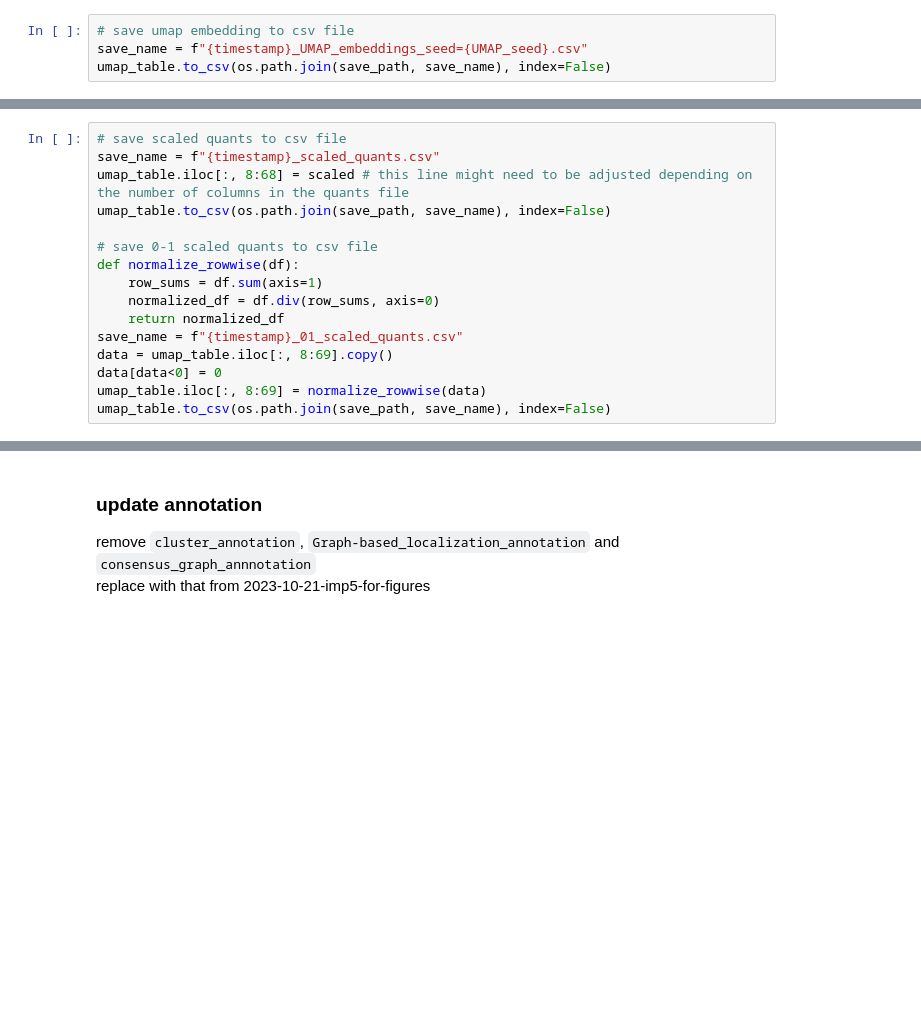
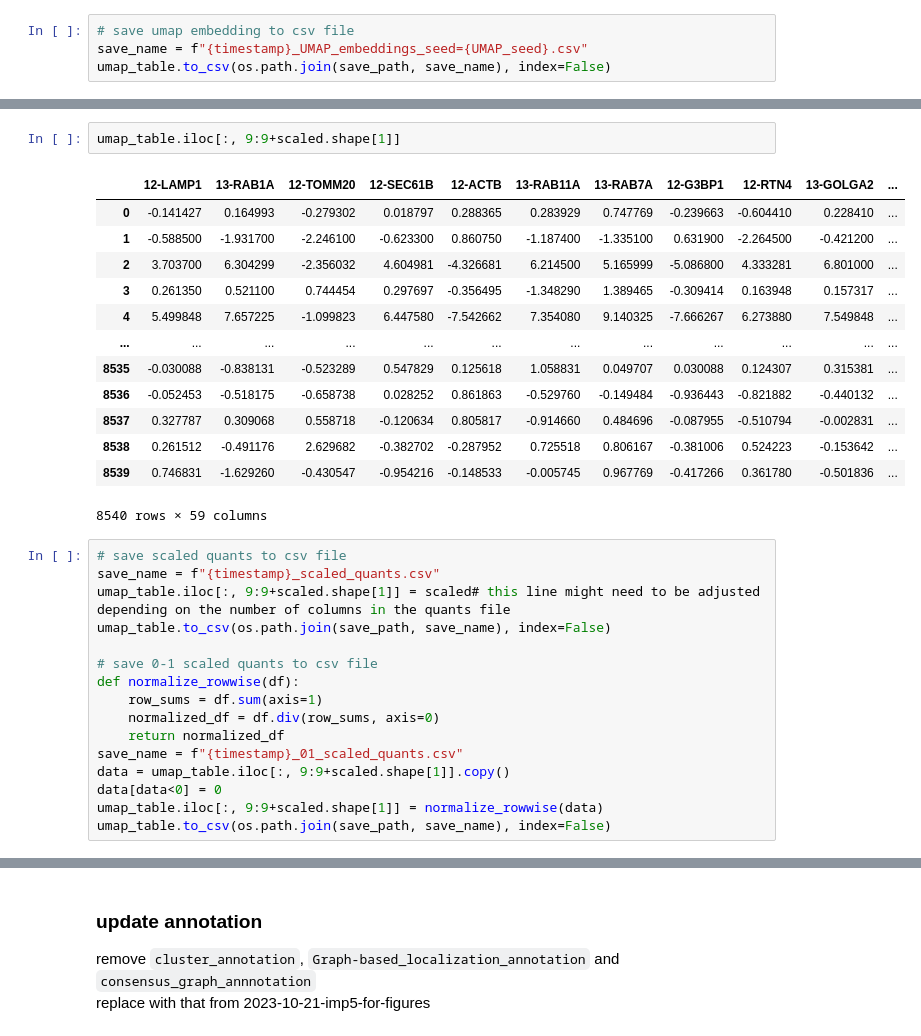
Before and after one commit to czbiohub-sf/Organelle_IP_analyses_and_figures, a Jupyter notebook: notebooks/Fig2/panel_D/Fig2_D_umap.ipynb, the cells around one changed output, grey strips where cells are left out. Cells and saved outputs as stored; diff of their text form; blank space fills up the shorter version.

```diff
--- a/notebooks/Fig2/panel_D/Fig2_D_umap.ipynb
+++ b/notebooks/Fig2/panel_D/Fig2_D_umap.ipynb
@@ -157,7 +179,23 @@ umap_table.to_csv(os.path.join(save_path, save_name), index=False)
+# %%
+umap_table.iloc[:, 9:9+scaled.shape[1]]
+# %% [output]
+|  | 12-LAMP1 | 13-RAB1A | 12-TOMM20 | 12-SEC61B | 12-ACTB | 13-RAB11A | 13-RAB7A | 12-G3BP1 | 12-RTN4 | 13-GOLGA2 | ... |
+| 0 | -0.141427 | 0.164993 | -0.279302 | 0.018797 | 0.288365 | 0.283929 | 0.747769 | -0.239663 | -0.604410 | 0.228410 | ... |
+| 1 | -0.588500 | -1.931700 | -2.246100 | -0.623300 | 0.860750 | -1.187400 | -1.335100 | 0.631900 | -2.264500 | -0.421200 | ... |
+| 2 | 3.703700 | 6.304299 | -2.356032 | 4.604981 | -4.326681 | 6.214500 | 5.165999 | -5.086800 | 4.333281 | 6.801000 | ... |
+| 3 | 0.261350 | 0.521100 | 0.744454 | 0.297697 | -0.356495 | -1.348290 | 1.389465 | -0.309414 | 0.163948 | 0.157317 | ... |
+| 4 | 5.499848 | 7.657225 | -1.099823 | 6.447580 | -7.542662 | 7.354080 | 9.140325 | -7.666267 | 6.273880 | 7.549848 | ... |
+| ... | ... | ... | ... | ... | ... | ... | ... | ... | ... | ... | ... |
+| 8535 | -0.030088 | -0.838131 | -0.523289 | 0.547829 | 0.125618 | 1.058831 | 0.049707 | 0.030088 | 0.124307 | 0.315381 | ... |
+| 8536 | -0.052453 | -0.518175 | -0.658738 | 0.028252 | 0.861863 | -0.529760 | -0.149484 | -0.936443 | -0.821882 | -0.440132 | ... |
+| 8537 | 0.327787 | 0.309068 | 0.558718 | -0.120634 | 0.805817 | -0.914660 | 0.484696 | -0.087955 | -0.510794 | -0.002831 | ... |
+| 8538 | 0.261512 | -0.491176 | 2.629682 | -0.382702 | -0.287952 | 0.725518 | 0.806167 | -0.381006 | 0.524223 | -0.153642 | ... |
+| 8539 | 0.746831 | -1.629260 | -0.430547 | -0.954216 | -0.148533 | -0.005745 | 0.967769 | -0.417266 | 0.361780 | -0.501836 | ... |
+8540 rows × 59 columns
 # %%
 # save scaled quants to csv file
 save_name = f"{timestamp}_scaled_quants.csv"
-umap_table.iloc[:, 8:68] = scaled # this line might need to be adjusted depending on the number of columns in the quants file
+umap_table.iloc[:, 9:9+scaled.shape[1]] = scaled# this line might need to be adjusted depending on the number of columns in the quants file
 umap_table.to_csv(os.path.join(save_path, save_name), index=False)
 
 # save 0-1 scaled quants to csv file
@@ -166,7 +204,7 @@ def normalize_rowwise(df):
     normalized_df = df.div(row_sums, axis=0)
     return normalized_df
 save_name = f"{timestamp}_01_scaled_quants.csv"
-data = umap_table.iloc[:, 8:69].copy()
+data = umap_table.iloc[:, 9:9+scaled.shape[1]].copy()
 data[data<0] = 0
-umap_table.iloc[:, 8:69] = normalize_rowwise(data)
+umap_table.iloc[:, 9:9+scaled.shape[1]] = normalize_rowwise(data)
 umap_table.to_csv(os.path.join(save_path, save_name), index=False)
```
Also changed, not shown: parts of 26 cells of this notebook, 36 other files.
